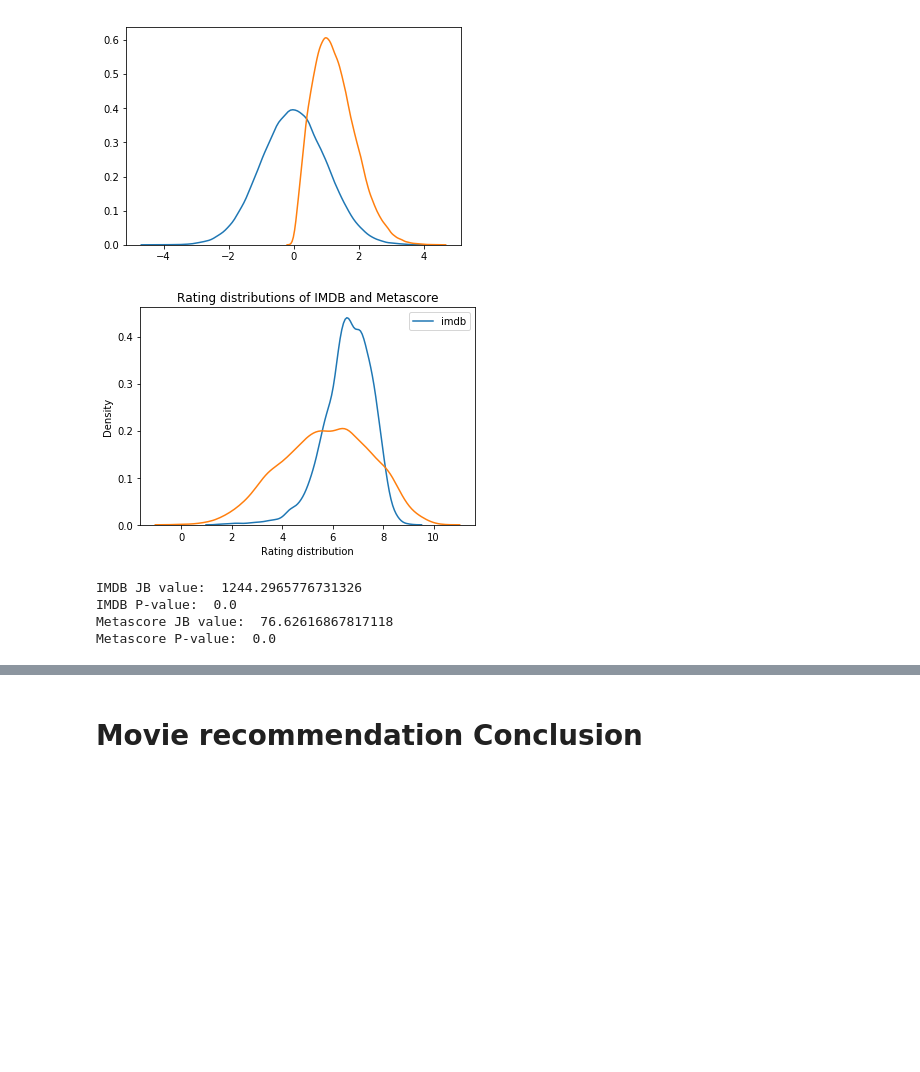
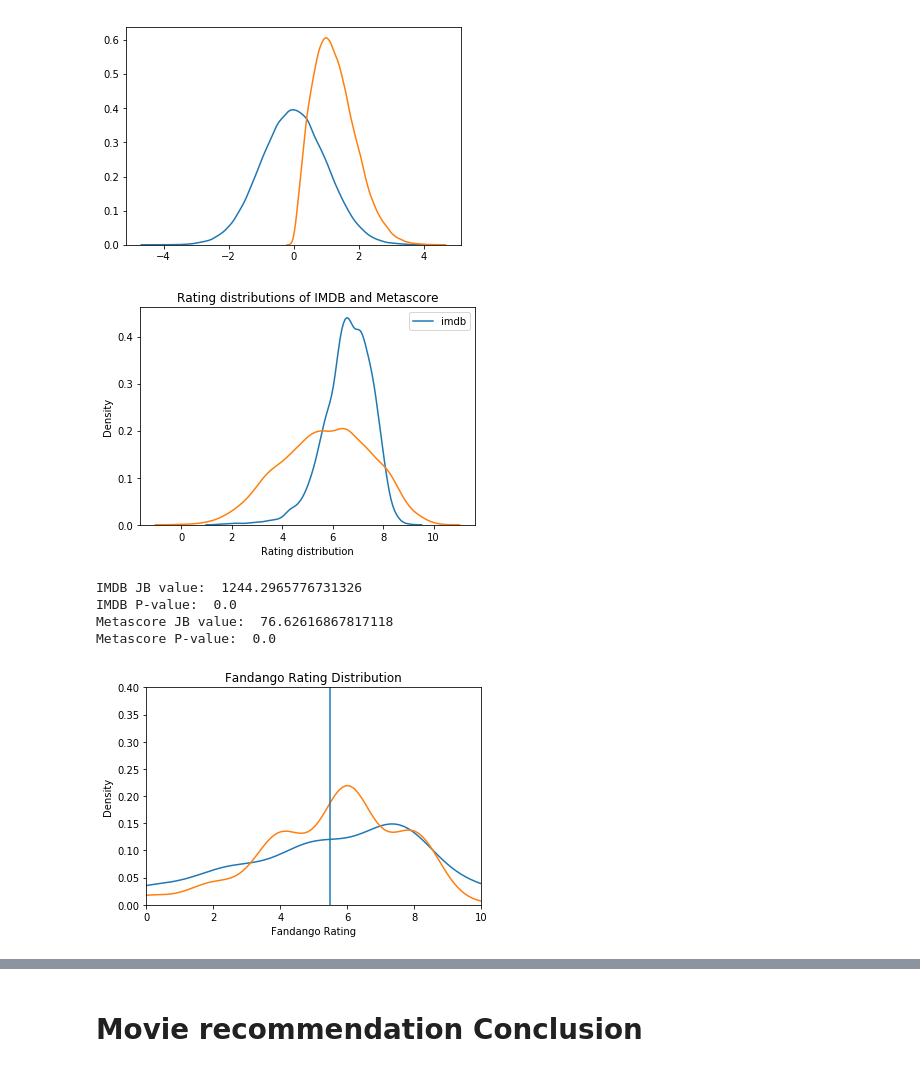
Before and after one commit to vta92/DS_projects, a Jupyter notebook: fandango_stats/fandango_stats1.ipynb, the cells around one changed output, grey strips where cells are left out. Saved outputs shown, nothing was run; the diff lists cells and outputs as text; code cells hidden in the pictures; blank space fills up the shorter version.

Commit message:
added some fandango data and plot in comparisons with meta and imdb

```diff
--- a/fandango_stats/fandango_stats1.ipynb
+++ b/fandango_stats/fandango_stats1.ipynb
@@ -386,23 +386,48 @@ plt.show()
 # %%
 from scipy.stats import jarque_bera
 
 sns.kdeplot(imdb_total.imdb,legend=True)
 sns.kdeplot(normalized_meta,legend=True)
 plt.legend= ["imdb","metascore"]
 plt.xlabel("Rating distribution")
 plt.ylabel("Density")
 plt.title("Rating distributions of IMDB and Metascore")
 plt.show()
 
 imdb_jbval, imdb_pval = jarque_bera(imdb_total.imdb)
 meta_jbval, meta_pval = jarque_bera(normalized_meta)
 print("IMDB JB value: ", imdb_jbval)
 print("IMDB P-value: ", imdb_pval)
 print("Metascore JB value: ", meta_jbval)
 print("Metascore P-value: ", meta_pval)
+
+#######
+#Let's look at the Fandango in comparison
+#print(fandango_2015)
+#print(fandango_2016)
+
+normalized_fand_2015 = scaler.fit_transform(fandango_2015[["Fandango_Stars"]])
+normalized_fand_2015 = normalized_fand_2015.flatten() #unpack
+normalized_fand_2015 = pd.Series(normalized_fand_2015)
+
+normalized_fand_2016 = scaler.fit_transform(fandango_2016[["fandango"]])
+normalized_fand_2016 = normalized_fand_2016.flatten() #unpack
+normalized_fand_2016 = pd.Series(normalized_fand_2016)
+
+#compare that to the Fandango of 2015, 2016
+sns.kdeplot(normalized_fand_2015,legend='a')
+sns.kdeplot(normalized_fand_2016,legend='b')
+plt.axvline(normalized_fand_2015.mean())
+plt.title("Fandango Rating Distribution")
+plt.xlabel("Fandango Rating")
+plt.ylabel("Density")
+plt.xlim(0,10)
+plt.ylim(0,0.4)
+plt.show()
 # %% [output]
 [figure]
 IMDB JB value:  1244.2965776731326
 IMDB P-value:  0.0
 Metascore JB value:  76.62616867817118
 Metascore P-value:  0.0
+[figure, added]
```
Also changed, not shown: parts of 3 cells of this notebook.
